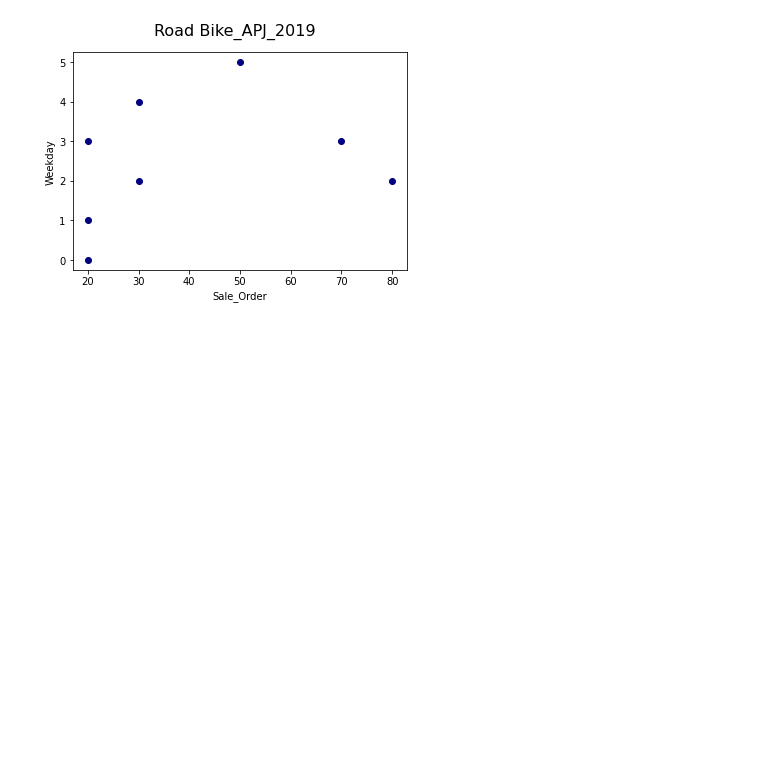
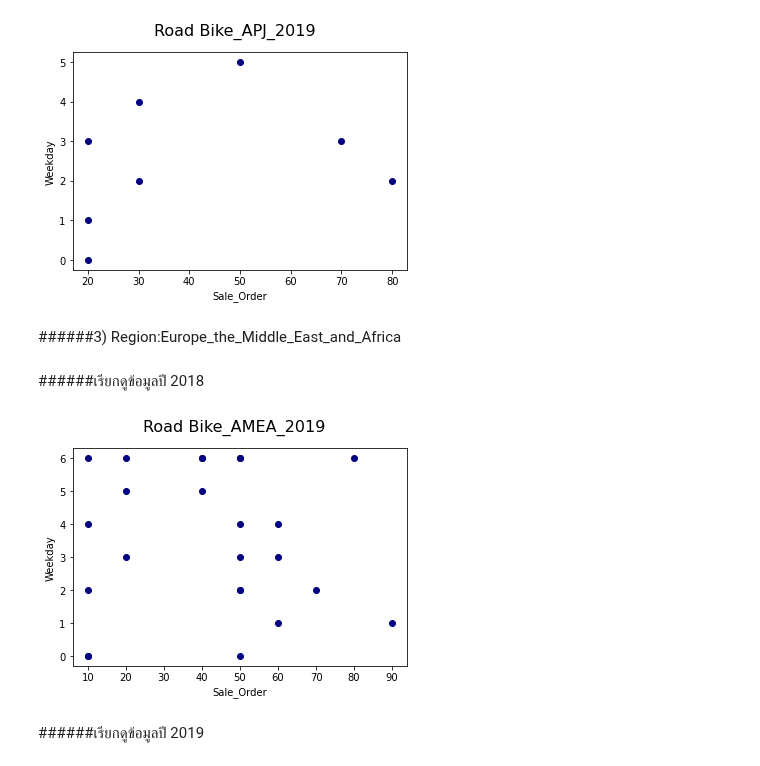
Before and after one commit to nicha0524/DPDM2021, a Jupyter notebook: Untitled11.ipynb, the cells around one changed output. Drawn from its saved outputs; the diff is of its cells as text; code cells hidden in the pictures; blank space fills up the shorter version.

```diff
--- a/Untitled11.ipynb
+++ b/Untitled11.ipynb
@@ -387,0 +390,22 @@ plt.show()
+# %% [markdown]
+######3) Region:Europe_the_Middle_East_and_Africa
+# %%
+RO_EMEA=RO[RO['Region']=='EMEA'] #ทวีป Europe_the_Middle_East_and_Africa
+# %% [markdown]
+######เรียกดูข้อมูลปี 2018
+# %%
+RO_EMEA_2018=RO_EMEA[RO_EMEA['year']==2018]
+# %%
+RO_EMEA_18=RO_EMEA_2018.sort_values(by='mount').drop([127,555,992,920,1082]) #ตัดข้อมูลที่สั่งในวันเดียวกันที่มีจำนวนคำสั่งซื้อน้อยกว่าทิ้ง
+# %%
+ORDER_RO_A=RO_EMEA_18['SALESORDERITEM']
+WEEKDAY_RO_A=RO_EMEA_18['weekday']
+plt.scatter(ORDER_RO_A,WEEKDAY_RO_A,color='navy') #พบว่าวันที่มีคำสังซื้อเยอะที่สุดคือวันพุธ และวันจันทร์
+plt.ylabel('Weekday')
+plt.xlabel('Sale_Order')
+plt.suptitle('Road Bike_AMEA_2019',fontsize=16)
+plt.show()
+# %% [output]
+[figure, added]
+# %% [markdown]
+######เรียกดูข้อมูลปี 2019
```
Also changed, not shown: parts of 37 cells of this notebook.
